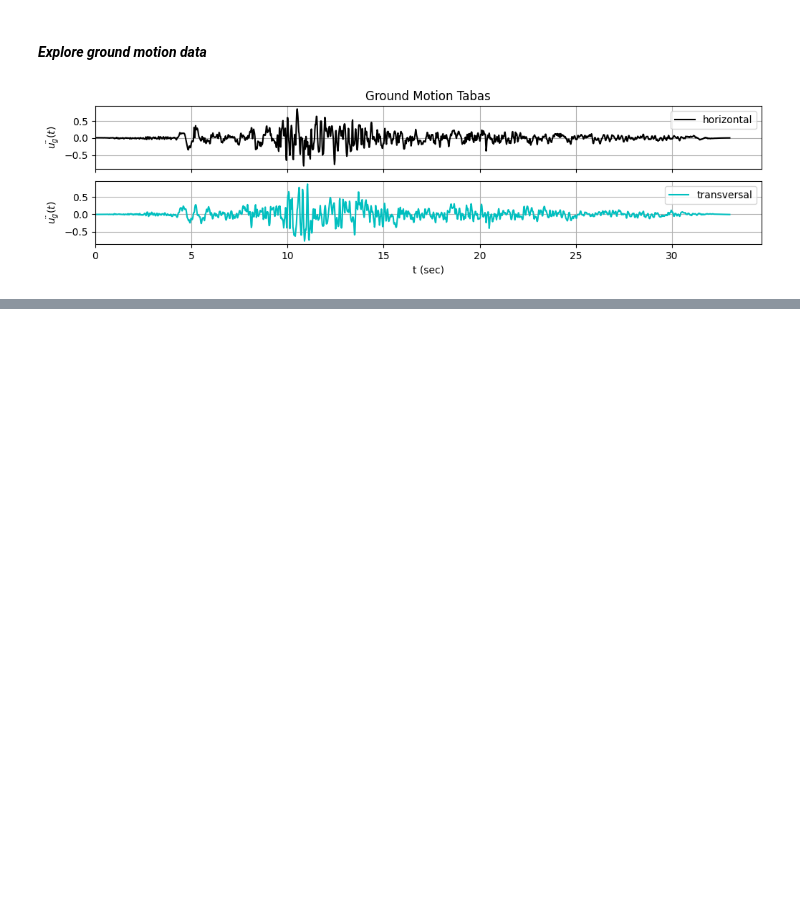
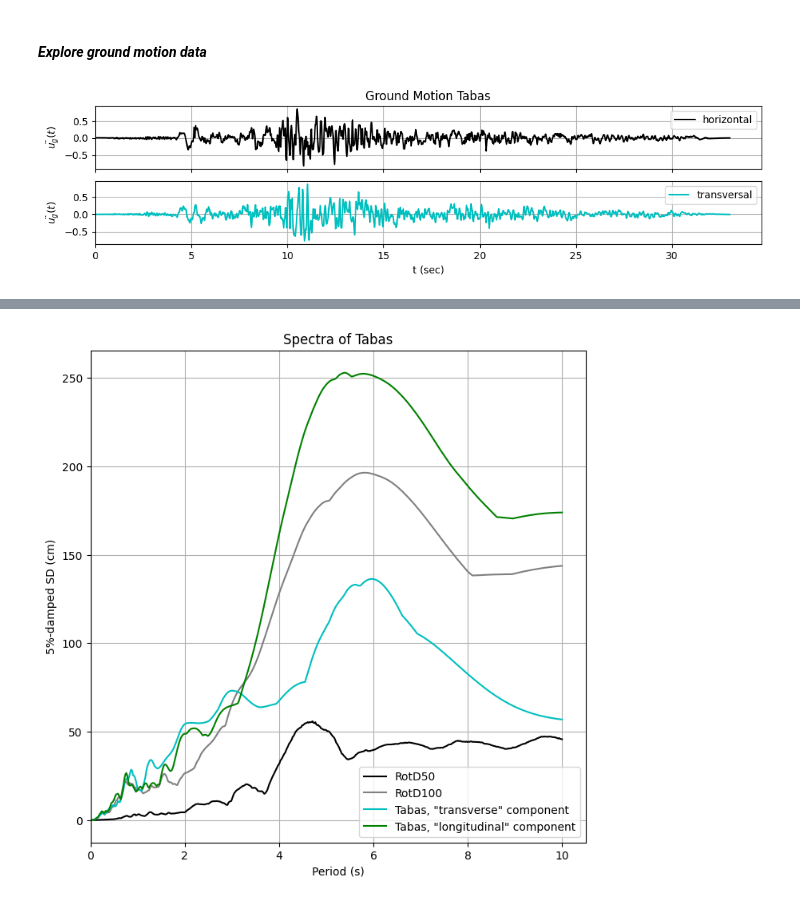
Before and after one commit to jorvend/JV-Research, a Jupyter notebook: RotD50_Spectra_of_Tabas_JV.ipynb, the cells around one changed output, grey strips where cells are left out. Drawn from its saved outputs; the diff is of its cells as text; code cells hidden in the pictures; blank space fills up the shorter version.

```diff
--- a/RotD50_Spectra_of_Tabas_JV.ipynb
+++ b/RotD50_Spectra_of_Tabas_JV.ipynb
@@ -308,0 +356,15 @@ plt.show()
+# %%
+plt.figure(figsize=(8,8)) #select the visualization size of the plot
+plt.plot(periods, rotd50_list, color='k', label='RotD50')
+plt.plot(periods, rotd100_list, color='grey', label='RotD100')
+plt.plot(periods, horizontal_list, color='c', label='Tabas, "transverse" component')
+plt.plot(periods, transverse_list, color='g', label='Tabas, "longitudinal" component')
+plt.ylabel('5%-damped SD (cm)')
+plt.xlabel('Period (s)')
+plt.title('Spectra of Tabas')
+plt.grid()
+plt.xlim(left=0)
+plt.legend()
+plt.show()
+# %% [output]
+[figure, added]
```
Also changed, not shown: parts of 23 cells of this notebook.
